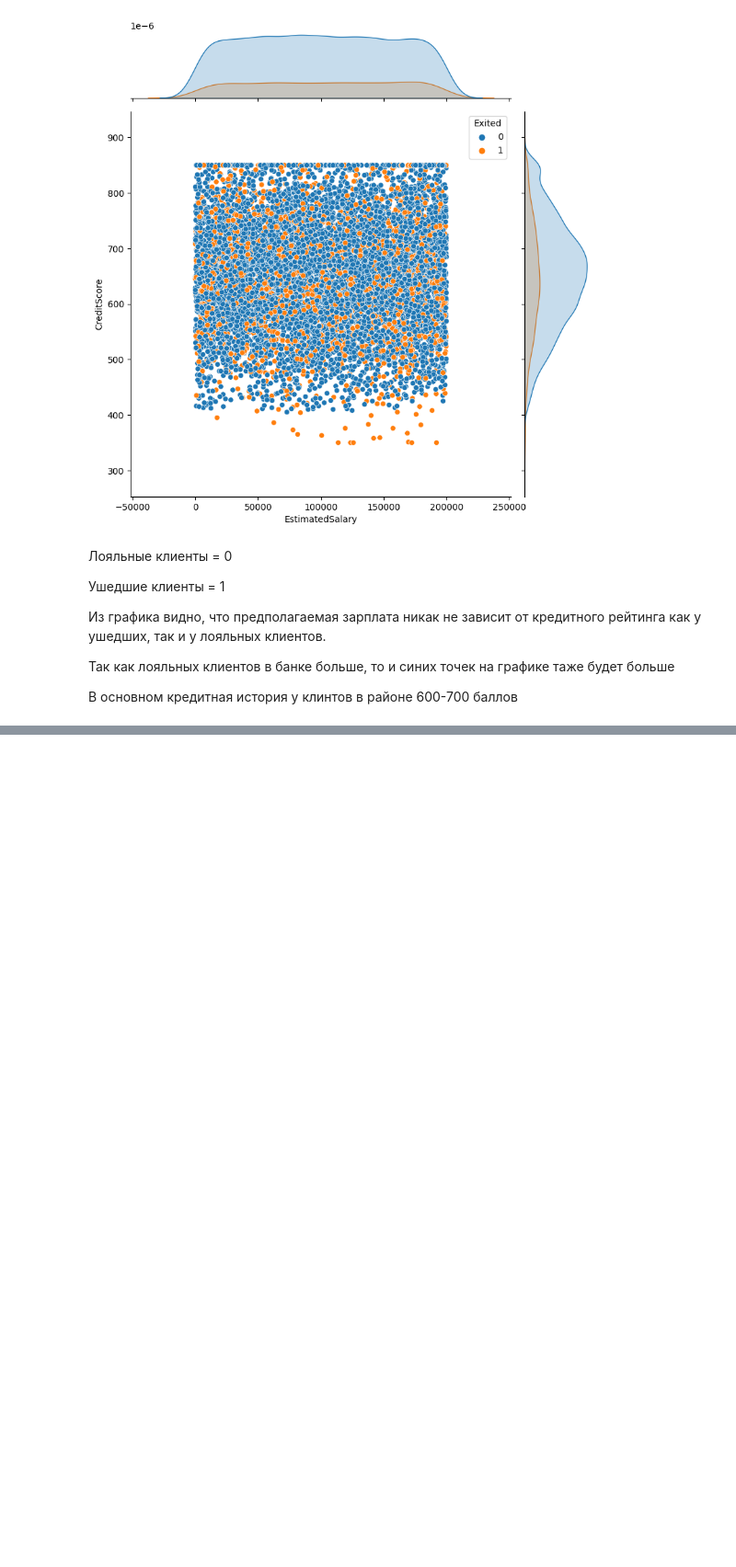
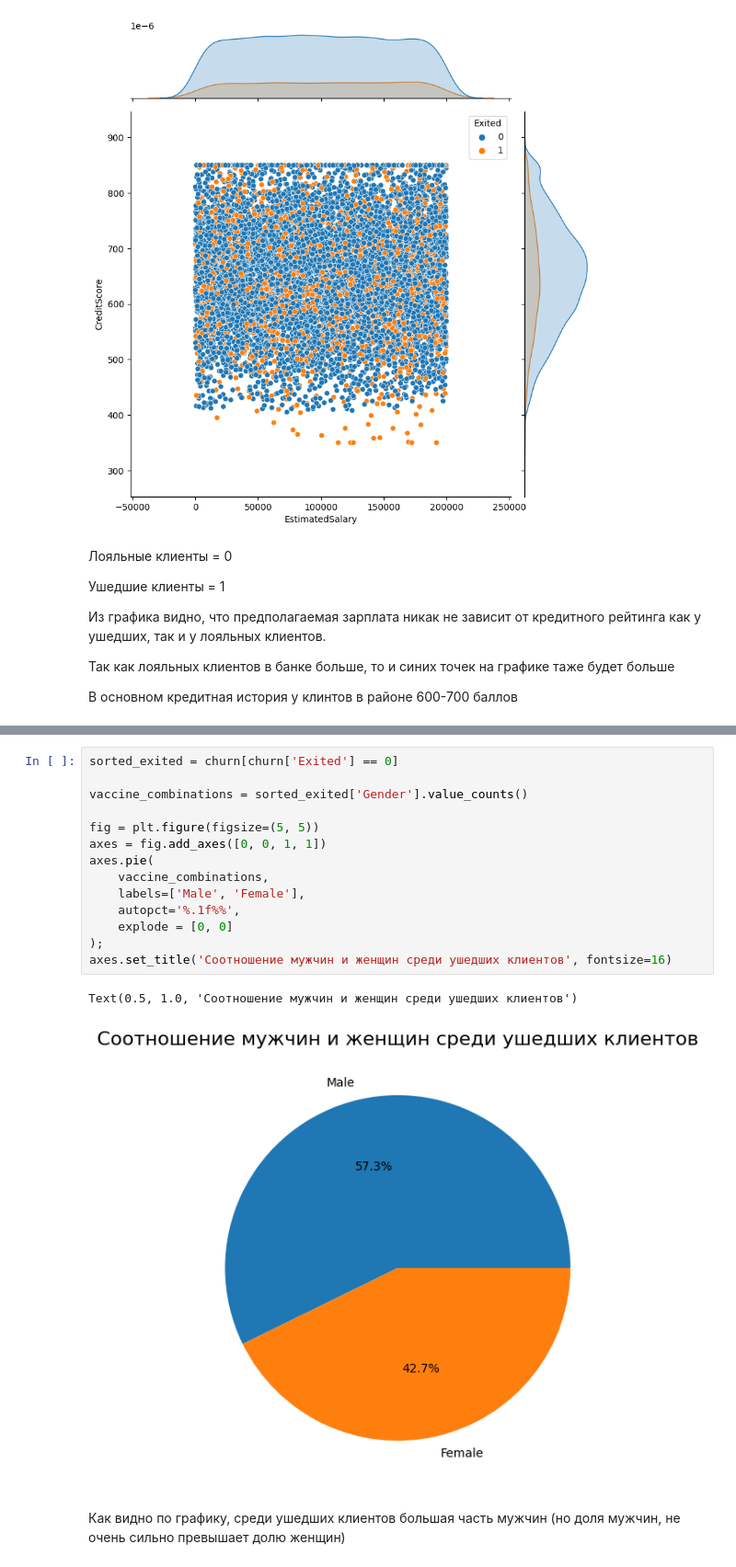
Before and after one commit to SlavaOsminin/SF_data_science, a Jupyter notebook: Skillfactory/PY_13_Визуализация_данных/Homework_2_5.ipynb, the cells around one changed output, grey strips where cells are left out. Shown: that part at 92% size. Saved outputs shown, nothing was run; the diff lists cells and outputs as text; blank space fills up the shorter version.

```diff
--- a/Skillfactory/PY_13_Визуализация_данных/Закрепление_знаний_2_5.ipynb
+++ b/Skillfactory/PY_13_Визуализация_данных/Homework_2_5.ipynb
@@ -168,0 +174,19 @@ jointplot = sns.jointplot(
+# %%
+sorted_exited = churn[churn['Exited'] == 0]
+
+vaccine_combinations = sorted_exited['Gender'].value_counts()
+
+fig = plt.figure(figsize=(5, 5))
+axes = fig.add_axes([0, 0, 1, 1])
+axes.pie(
+    vaccine_combinations,
+    labels=['Male', 'Female'],
+    autopct='%.1f%%',
+    explode = [0, 0]
+);
+axes.set_title('Cоотношение мужчин и женщин среди ушедших клиентов', fontsize=16)
+# %% [output]
+Text(0.5, 1.0, 'Cоотношение мужчин и женщин среди ушедших клиентов')
+[figure, added]
+# %% [markdown]
+Как видно по графику, среди ушедших клиентов большая часть мужчин (но доля мужчин, не очень сильно превышает долю женщин)
```
Also changed, not shown: parts of 31 cells of this notebook, 1 other file.
